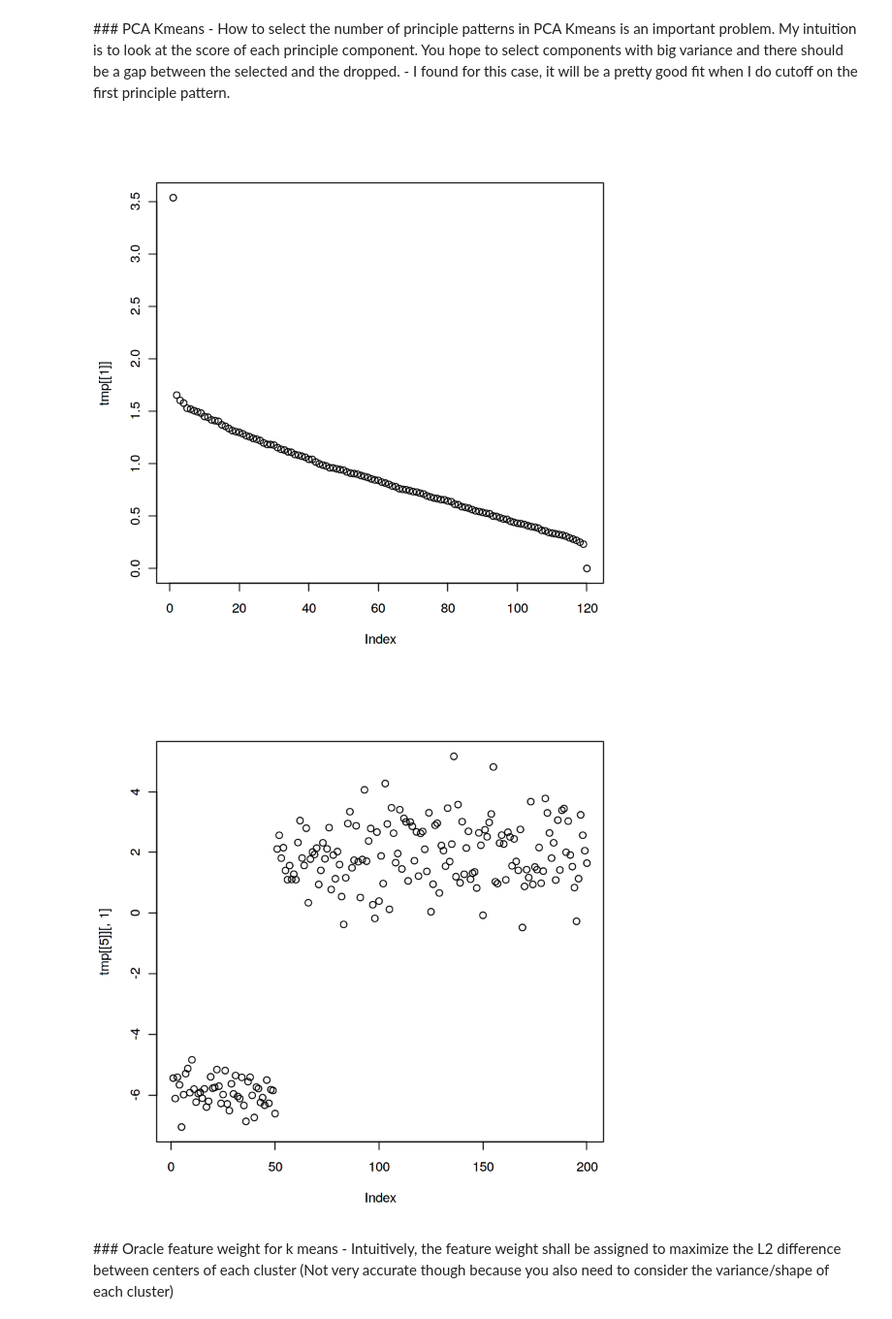
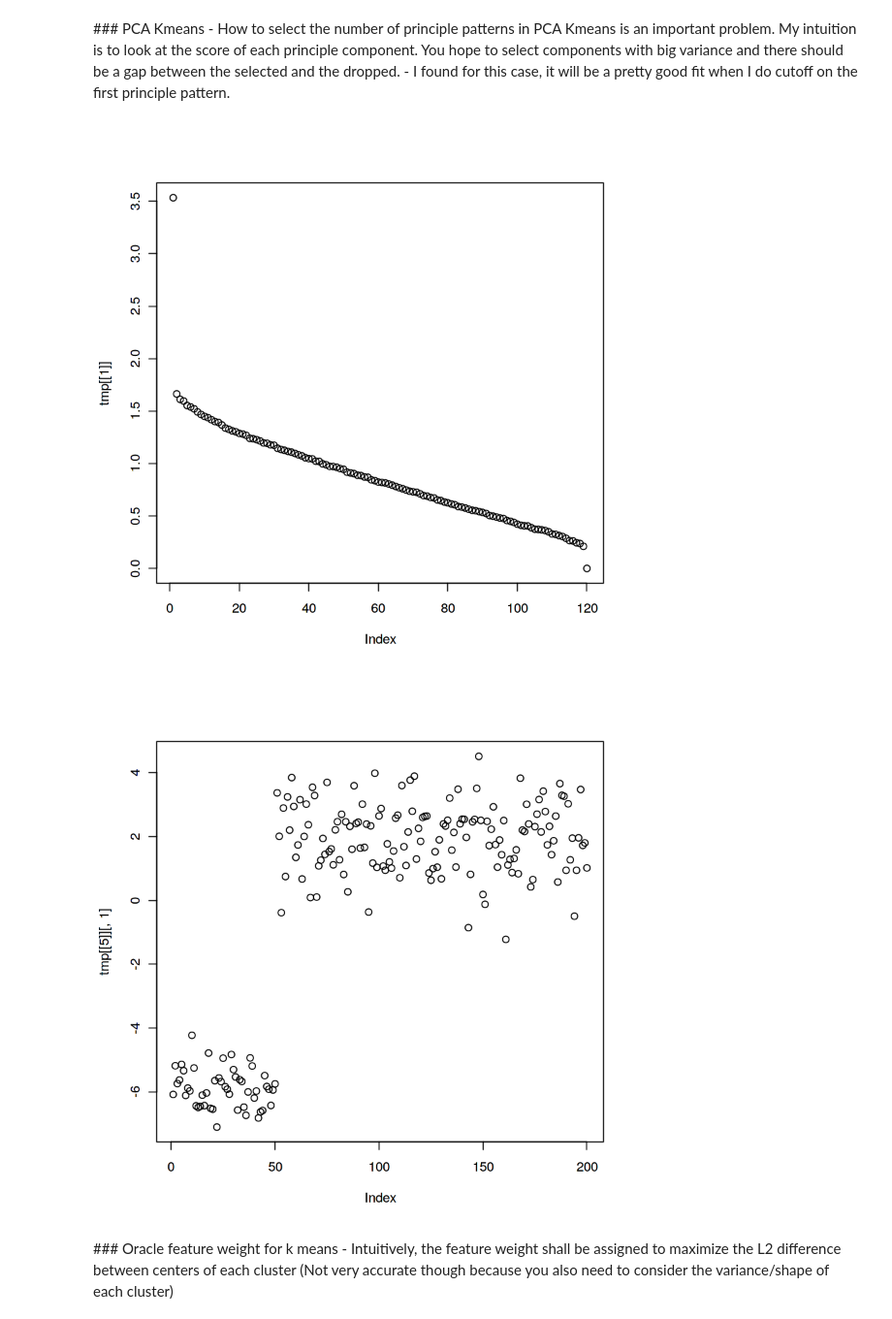
Before and after one commit to shifwang/SparseKmeans, a Jupyter notebook: Remarks.ipynb, the cells around one changed output. Shown at 97% size. Cells and saved outputs as stored; diff of their text form; code cells hidden in the pictures.

```diff
--- a/Remarks.ipynb
+++ b/Remarks.ipynb
@@ -21,15 +21,15 @@
  - I found for this case, it will be a pretty good fit when I do cutoff on the first principle pattern.
 # %%
 # Code to illustrate
-load('2016-09-21-08-29-29-info-1.RData')
+load('2016-10-04-12-57-16-info-1.RData')
 data = info[1, 1, 1][[1]][[1]]
 tmp = prcomp(t(data))
 plot(tmp[[1]])
 plot(tmp[[5]][,1])
 # For this scenario, we should choose the first one.
 # %% [output]
 [figure]
-[figure, old version]
+[figure, new version]
 # %% [markdown]
 <a id=weights>
 ### Oracle feature weight for k means
```
Also changed, not shown: parts of 4 cells of this notebook, 3 other files.
